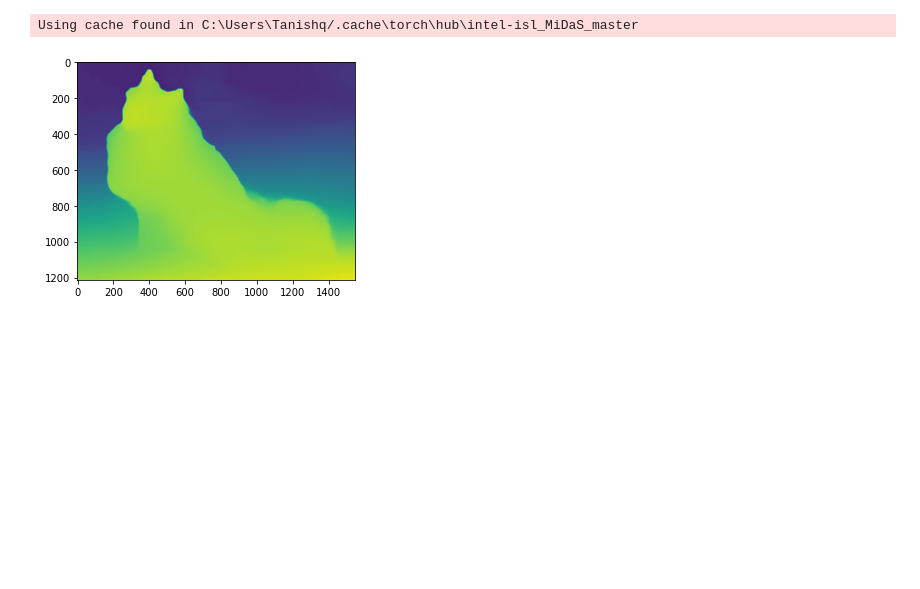
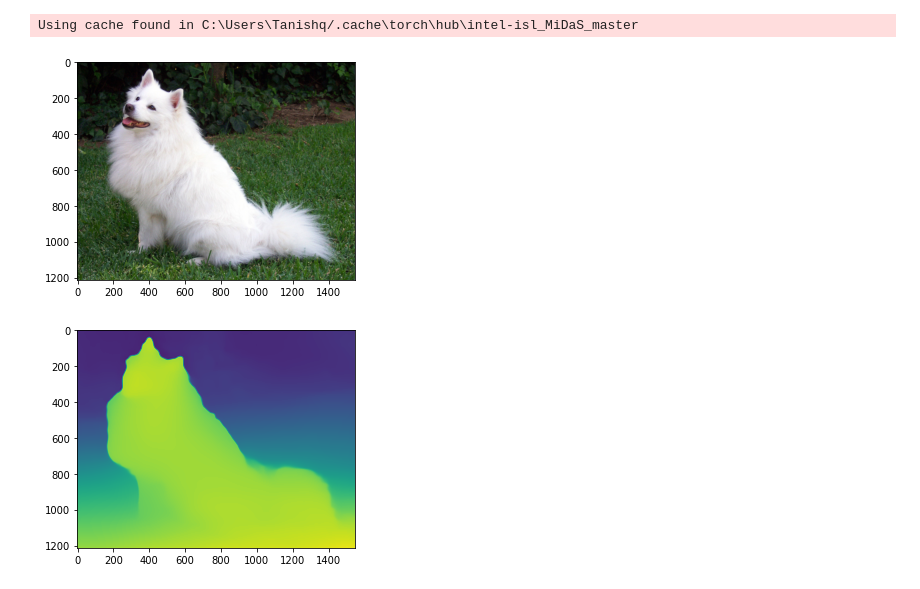
Before and after one commit to 10ishq/gpu_vs_cpu, a Jupyter notebook: Obstacle Avoidance with Monocular Depth Estimation.ipynb, the cells around one changed output. Drawn from its saved outputs; the diff is of its cells as text; code cells hidden in the pictures; blank space fills up the shorter version.

```diff
--- a/Obstacle Avoidance with Monocular Depth Estimation.ipynb
+++ b/Obstacle Avoidance with Monocular Depth Estimation.ipynb
@@ -91,8 +91,11 @@ Using cache found in C:\Users\Tanishq/.cache\torch\hub\intel-isl_MiDaS_master
 # %%
 img = cv2.imread(filename)
 img = cv2.cvtColor(img, cv2.COLOR_BGR2RGB)
+plt.imshow(img)
 
 input_batch = transform(img).to(device)
+# %% [output]
+[figure, added]
 # %%
 with torch.no_grad():
     prediction = midas(input_batch)
```
Also changed, not shown: parts of 1 cell of this notebook.
